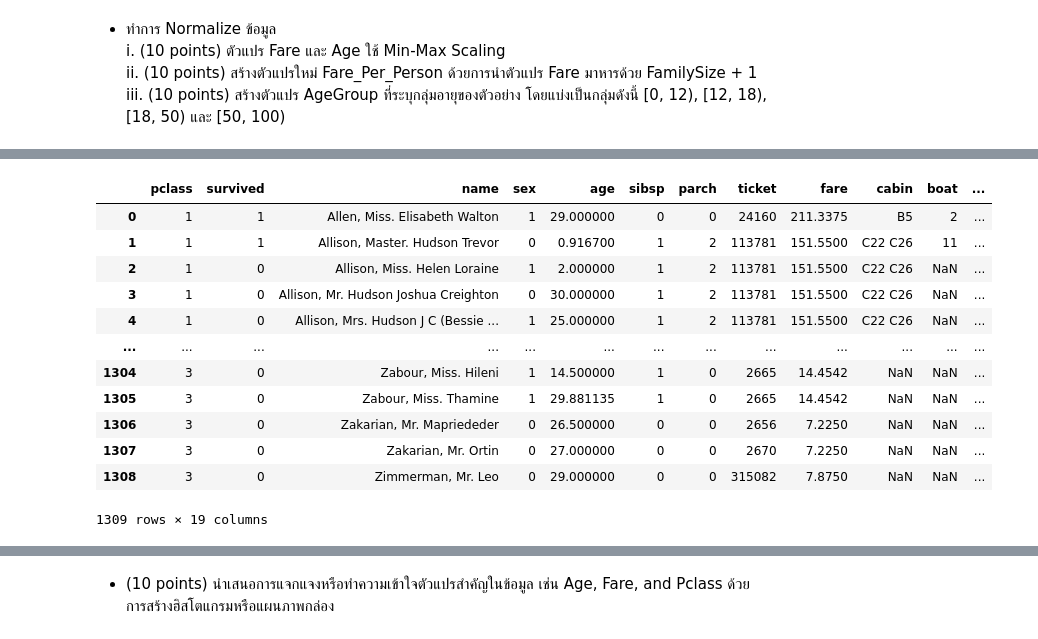
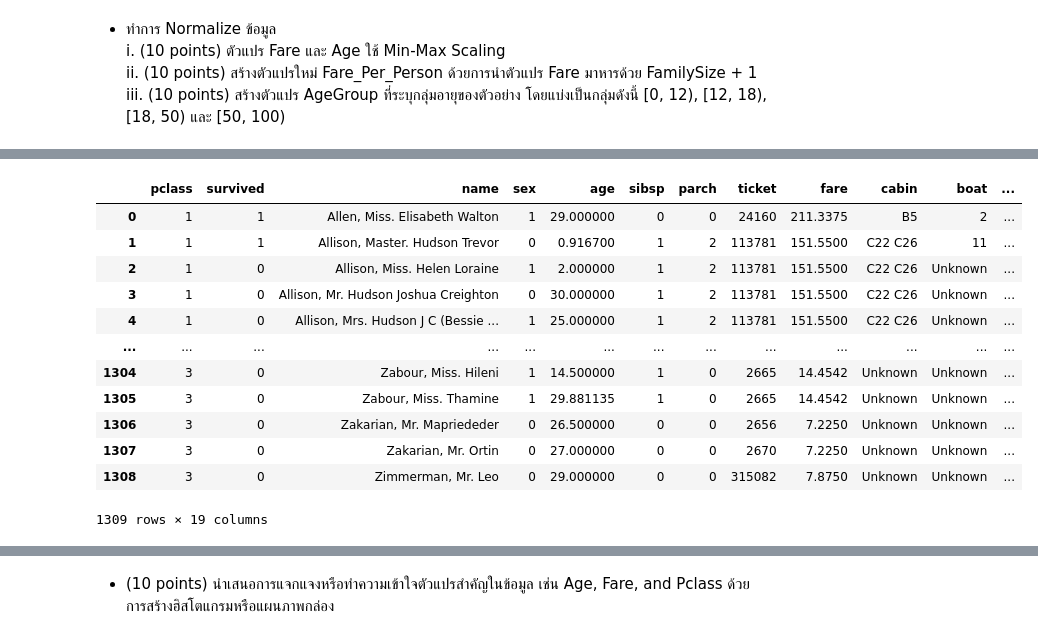
Before and after one commit to Pornwalaifoxall/Datawarehouse, a Jupyter notebook: Data_Preprocessing_67.ipynb, the cells around one changed output, grey strips where cells are left out. Saved outputs shown, nothing was run; the diff lists cells and outputs as text; code cells hidden in the pictures.

```diff
--- a/Data_Preprocessing_67.ipynb
+++ b/Data_Preprocessing_67.ipynb
@@ -119,6 +119,14 @@ titanic['fare'].fillna(titanic['fare'].mean(), inplace=True)
 # %%
 # เติมค่าว่างใน Embarked ด้วยค่าที่ mode
 titanic['embarked'].fillna(titanic['embarked'].mode()[0], inplace=True)
+# %%
+titanic['cabin'].fillna("Unknown" , inplace=True)
+
+titanic['boat'].fillna("Unknown" , inplace=True)
+
+titanic['body'].fillna("Unknown" , inplace=True)
+
+titanic['home.dest'].fillna("Unknown" , inplace=True)
 # %%
 # ตรวจสอบค่าว่างหลังจากการ clean data แล้ว
 titanic.isnull().sum()
@@ -227,18 +269,18 @@ titanic
 # %%
 # สร้างตัวแปร AgeGroup ที่ระบุกลุ่มอายุของตัวอย่าง โดยแบ่งเป็นกลุ่มดังนี้ [0, 12), [12, 18), [18, 50) และ [50, 100)
-titanic['AgeGroup'] = pd.cut(titanic['age'], bins=[0, 12, 18, 50, 100], labels=['Child', 'Teenager', 'Adult', 'Senior'])
+titanic['AgeGroup'] = pd.cut(titanic['age'], bins=[0, 12, 18, 50, 100], labels=['[0, 12)', '[12, 18)', '[18, 50)' ,'[50, 100)'])
 titanic
 # %% [output]
 |  | pclass | survived | name | sex | age | sibsp | parch | ticket | fare | cabin | boat | ... |
 | 0 | 1 | 1 | Allen, Miss. Elisabeth Walton | 1 | 29.000000 | 0 | 0 | 24160 | 211.3375 | B5 | 2 | ... |
 | 1 | 1 | 1 | Allison, Master. Hudson Trevor | 0 | 0.916700 | 1 | 2 | 113781 | 151.5500 | C22 C26 | 11 | ... |
-| 2 | 1 | 0 | Allison, Miss. Helen Loraine | 1 | 2.000000 | 1 | 2 | 113781 | 151.5500 | C22 C26 | NaN | ... |
-| 3 | 1 | 0 | Allison, Mr. Hudson Joshua Creighton | 0 | 30.000000 | 1 | 2 | 113781 | 151.5500 | C22 C26 | NaN | ... |
-| 4 | 1 | 0 | Allison, Mrs. Hudson J C (Bessie ... | 1 | 25.000000 | 1 | 2 | 113781 | 151.5500 | C22 C26 | NaN | ... |
+| 2 | 1 | 0 | Allison, Miss. Helen Loraine | 1 | 2.000000 | 1 | 2 | 113781 | 151.5500 | C22 C26 | Unknown | ... |
+| 3 | 1 | 0 | Allison, Mr. Hudson Joshua Creighton | 0 | 30.000000 | 1 | 2 | 113781 | 151.5500 | C22 C26 | Unknown | ... |
+| 4 | 1 | 0 | Allison, Mrs. Hudson J C (Bessie ... | 1 | 25.000000 | 1 | 2 | 113781 | 151.5500 | C22 C26 | Unknown | ... |
 | ... | ... | ... | ... | ... | ... | ... | ... | ... | ... | ... | ... | ... |
-| 1304 | 3 | 0 | Zabour, Miss. Hileni | 1 | 14.500000 | 1 | 0 | 2665 | 14.4542 | NaN | NaN | ... |
-| 1305 | 3 | 0 | Zabour, Miss. Thamine | 1 | 29.881135 | 1 | 0 | 2665 | 14.4542 | NaN | NaN | ... |
-| 1306 | 3 | 0 | Zakarian, Mr. Mapriededer | 0 | 26.500000 | 0 | 0 | 2656 | 7.2250 | NaN | NaN | ... |
-| 1307 | 3 | 0 | Zakarian, Mr. Ortin | 0 | 27.000000 | 0 | 0 | 2670 | 7.2250 | NaN | NaN | ... |
-| 1308 | 3 | 0 | Zimmerman, Mr. Leo | 0 | 29.000000 | 0 | 0 | 315082 | 7.8750 | NaN | NaN | ... |
+| 1304 | 3 | 0 | Zabour, Miss. Hileni | 1 | 14.500000 | 1 | 0 | 2665 | 14.4542 | Unknown | Unknown | ... |
+| 1305 | 3 | 0 | Zabour, Miss. Thamine | 1 | 29.881135 | 1 | 0 | 2665 | 14.4542 | Unknown | Unknown | ... |
+| 1306 | 3 | 0 | Zakarian, Mr. Mapriededer | 0 | 26.500000 | 0 | 0 | 2656 | 7.2250 | Unknown | Unknown | ... |
+| 1307 | 3 | 0 | Zakarian, Mr. Ortin | 0 | 27.000000 | 0 | 0 | 2670 | 7.2250 | Unknown | Unknown | ... |
+| 1308 | 3 | 0 | Zimmerman, Mr. Leo | 0 | 29.000000 | 0 | 0 | 315082 | 7.8750 | Unknown | Unknown | ... |
 1309 rows × 19 columns
```
Also changed, not shown: parts of 10 cells of this notebook.
